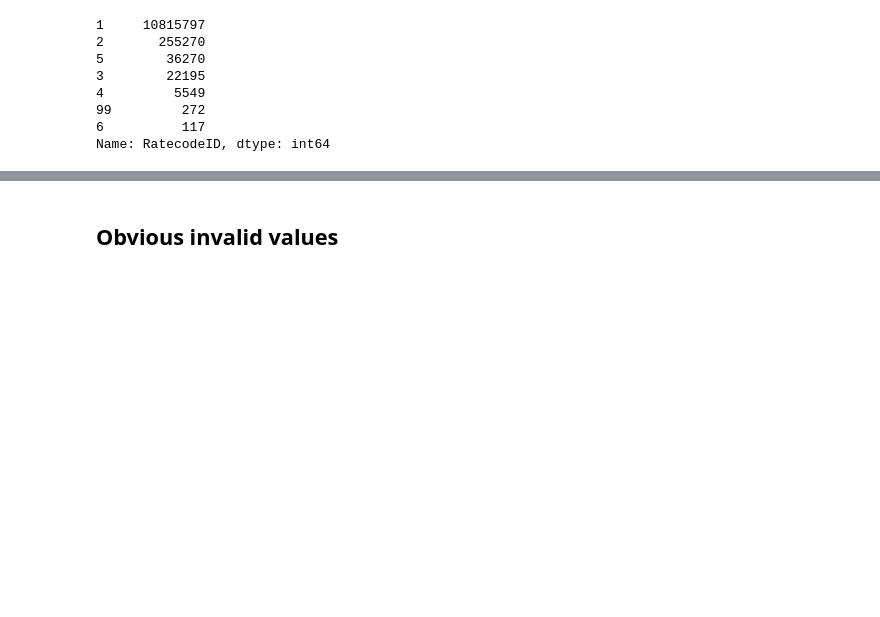
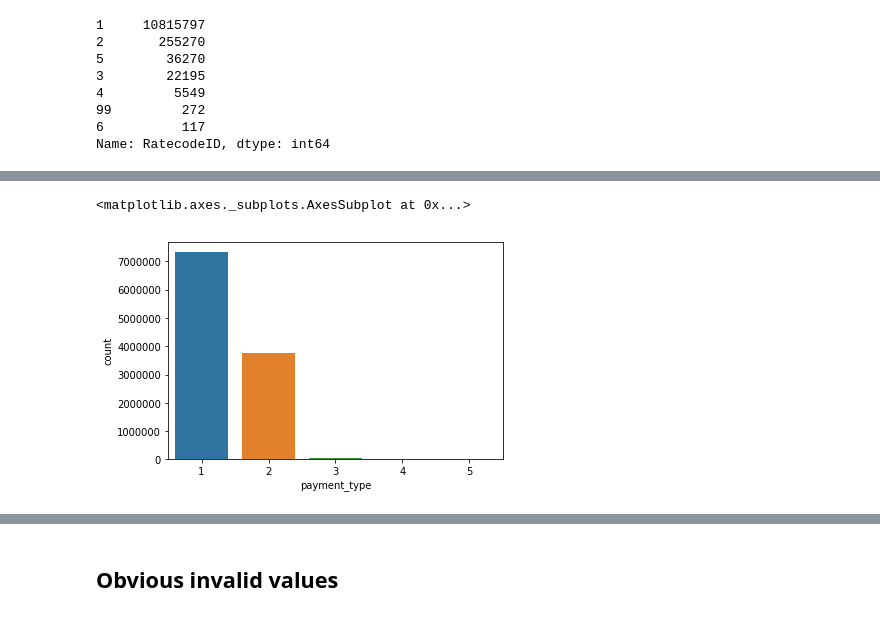
Before and after one commit to Sitorias/TaxiPrediction, a Jupyter notebook: Data_cleaning.ipynb, the cells around one changed output, grey strips where cells are left out. Saved outputs shown, nothing was run; the diff lists cells and outputs as text; code cells hidden in the pictures; blank space fills up the shorter version.

```diff
--- a/Data_cleaning.ipynb
+++ b/Data_cleaning.ipynb
@@ -22,0 +34,5 @@ Name: RatecodeID, dtype: int64
+# %%
+sns.countplot(data.payment_type)
+# %% [output]
+<matplotlib.axes._subplots.AxesSubplot at 0x...>
+[figure, added]
```
Also changed, not shown: parts of 38 cells of this notebook.
